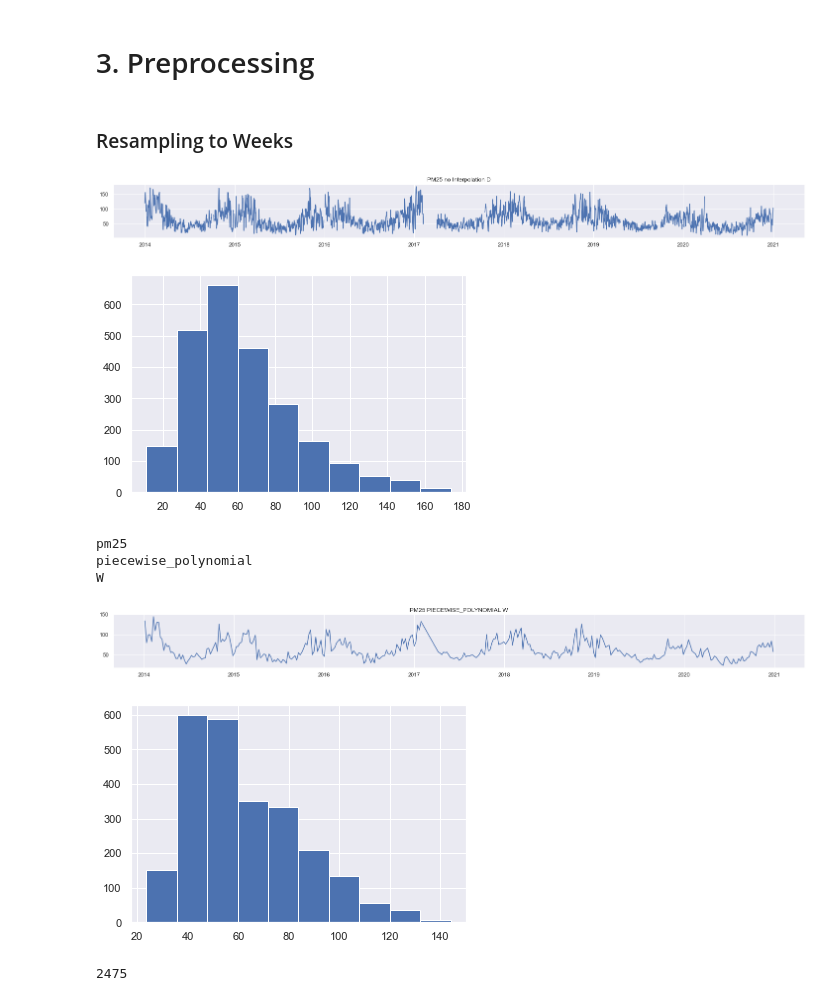
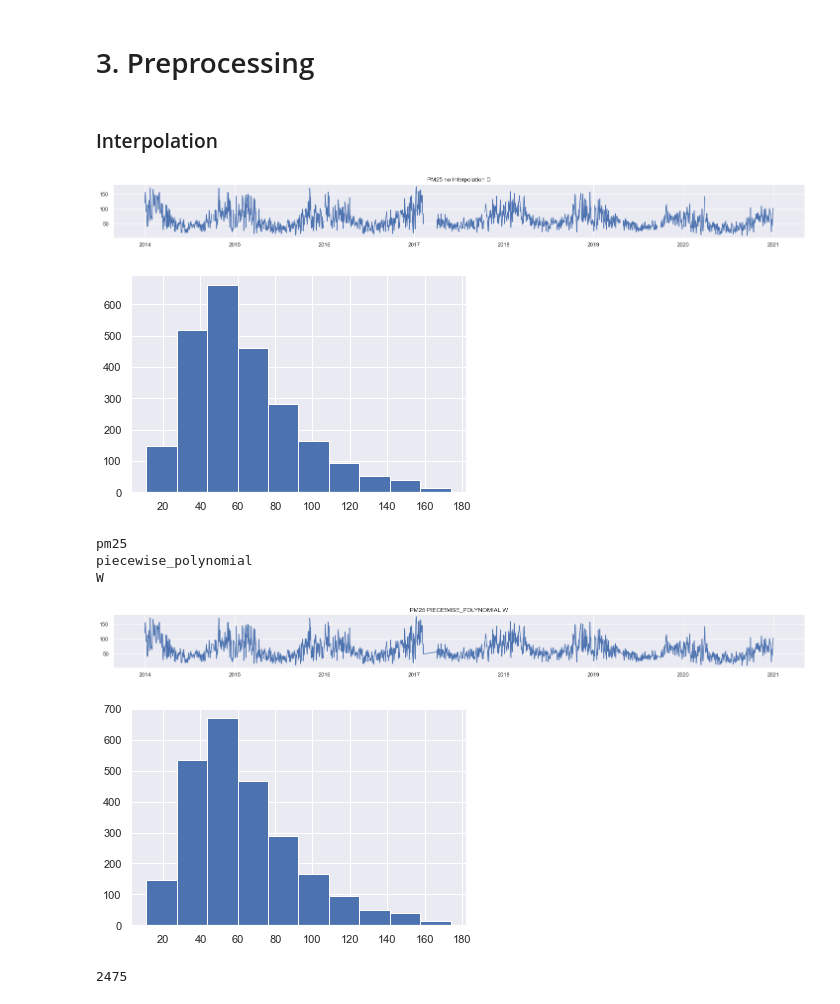
Before and after one commit to KonuTech/air-quality-ursynow-at-warsaw-RNN-LSTM-deep-learning-techniques, a Jupyter notebook: LSTM.ipynb, the cells around one changed output. Cells and saved outputs as stored; diff of their text form; code cells hidden in the pictures.

```diff
--- a/LSTM.ipynb
+++ b/LSTM.ipynb
@@ -227,8 +227,8 @@ Image(filename='ini_corr_matrix.jpg')
 [figure]
 # %% [markdown]
 # 3. Preprocessing
-# %% [markdown]
-### Resampling to Weeks
+# %% [markdown]
+### Interpolation
 # %%
 data = df.copy()
 cols = list(data.columns)
@@ -242,36 +242,35 @@ for i in range(len(cols)):
     plt.title(cols[i].upper() + " no Interpolation" + " D")
     plt.plot(data[cols[i]])
     plt.show()
     plt.hist(data[cols[i]])
     plt.show()
 
     for j in range(len(method)):
         for k in range(len(sample)):
 
             data = df.copy()
 
             print(cols[i])
             print(method[j])
             print(sample[k])
 
-            data[cols[i]] = data[cols[i]].resample(sample[k]).mean()
             data[cols[i]] = data[cols[i]].interpolate(method=method[j])
 
 
             plt.figure(figsize=(25, 2))
             plt.title(cols[i].upper() + " " + method[j].upper() + " " + sample[k].upper())
             plt.plot(data[cols[i]])
             plt.show()
             plt.hist(data[cols[i]])
             plt.show()
 # %% [output]
 [figure]
 [figure]
 pm25
 piecewise_polynomial
 W
-[figure, old version]
+[figure, new version]
-[figure, old version]
+[figure, new version]
 # %%
 data.shape[0]
 # %% [output]
```
Also changed, not shown: parts of 29 cells of this notebook, 2 other files.
